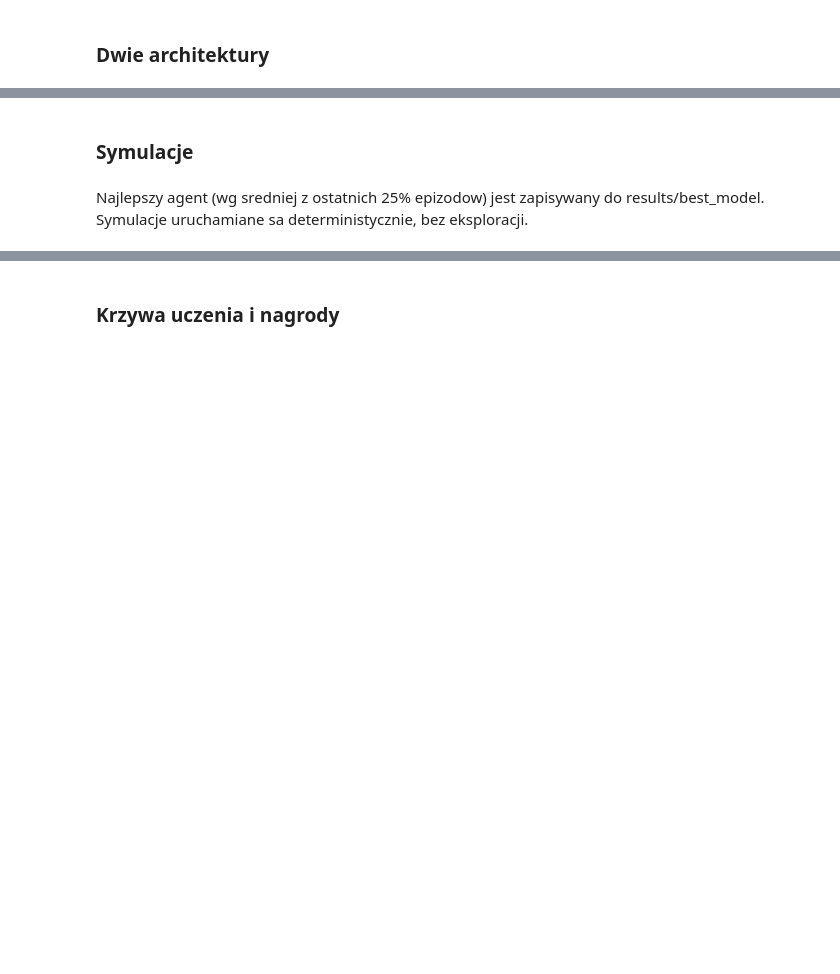
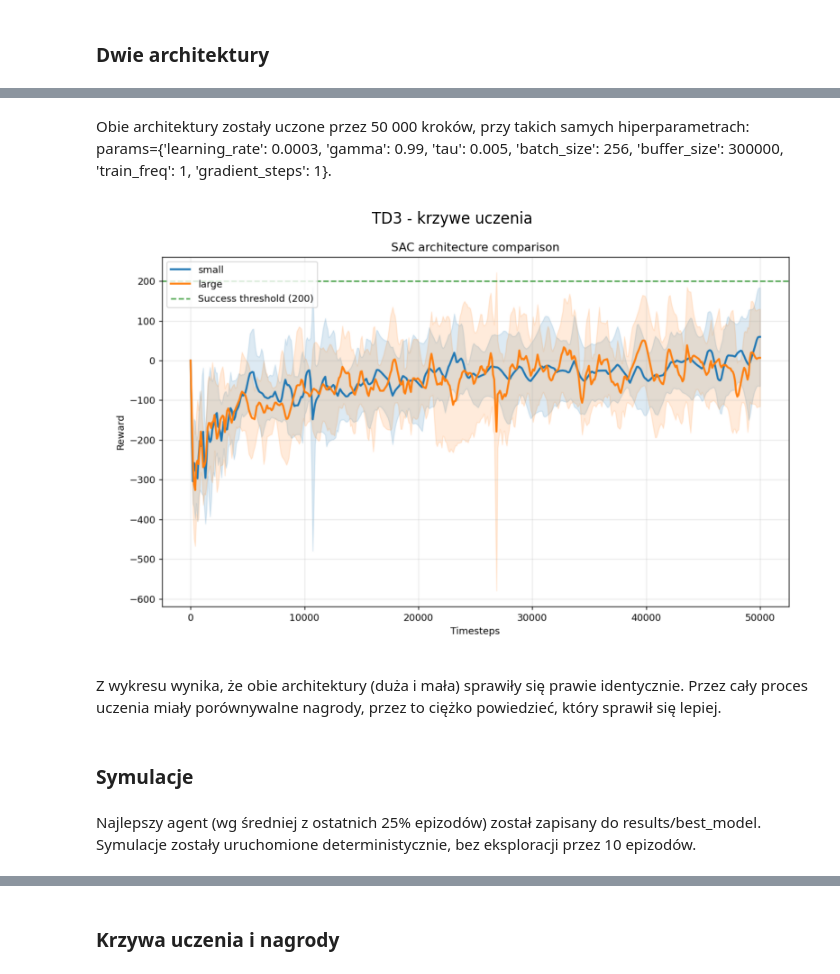
Before and after one commit to akaButter/Inteligencja-obliczeniowa, a Jupyter notebook: lab05/raport05.ipynb, the cells around one changed output, grey strips where cells are left out. Drawn from its saved outputs; the diff is of its cells as text; code cells hidden in the pictures; blank space fills up the shorter version.

```diff
--- a/lab05/raport05.ipynb
+++ b/lab05/raport05.ipynb
@@ -127,7 +271,21 @@ Wejscie sieci aktora to stan (8 cech), a wyjscie to akcja ciagla (2 wymiary). Kr
+# %% [markdown]
+Obie architektury zostały uczone przez 50 000 kroków, przy takich samych hiperparametrach:
+ params={'learning_rate': 0.0003, 'gamma': 0.99, 'tau': 0.005, 'batch_size': 256, 'buffer_size': 300000, 'train_freq': 1, 'gradient_steps': 1}.
+# %%
+img = mpimg.imread("results/arch_compare/SAC/comparison_curve.png")
+plt.figure(figsize=(12, 6))
+plt.imshow(img)
+plt.axis("off")
+plt.title(f"{algo} - krzywe uczenia")
+plt.show()
+# %% [output]
+[figure, added]
+# %% [markdown]
+Z wykresu wynika, że obie architektury (duża i mała) sprawiły się prawie identycznie. Przez cały proces uczenia miały porównywalne nagrody, przez to ciężko powiedzieć, który sprawił się lepiej.
 # %% [markdown]
 ### Symulacje
 # %% [markdown]
-Najlepszy agent (wg sredniej z ostatnich 25% epizodow) jest zapisywany do results/best_model. Symulacje uruchamiane sa deterministycznie, bez eksploracji.
+Najlepszy agent (wg średniej z ostatnich 25% epizodów) został zapisany do results/best_model. Symulacje zostały uruchomione deterministycznie, bez eksploracji przez 10 epizodów.
 # %%
 best_dir = RESULTS_DIR / "best_model"
 info_path = best_dir / "best_model_info.json"
```
Also changed, not shown: parts of 18 cells of this notebook.
